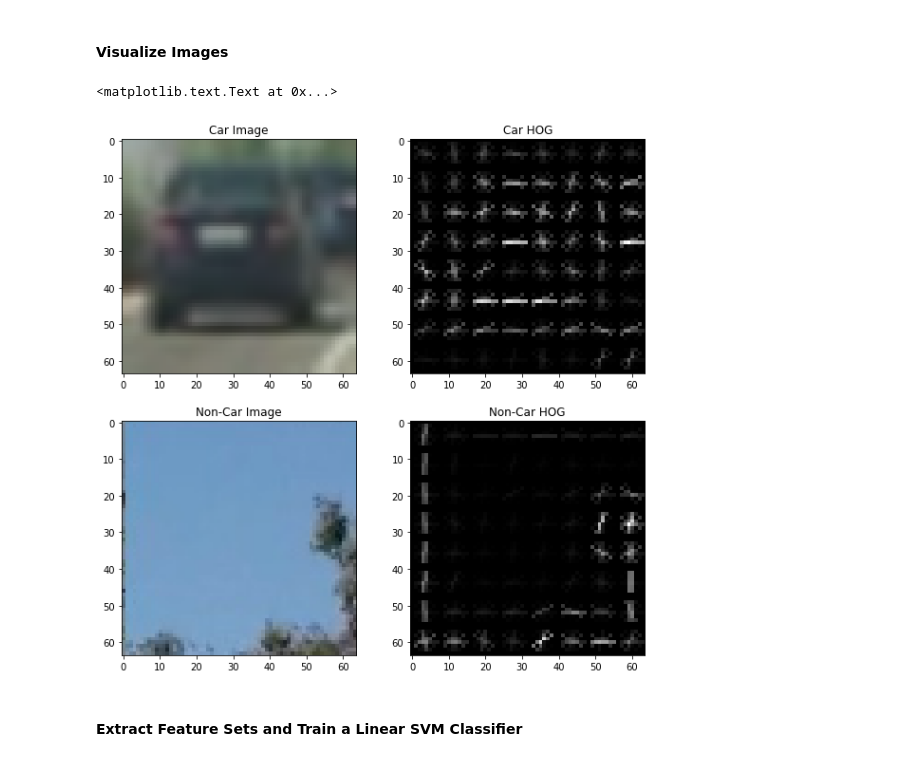
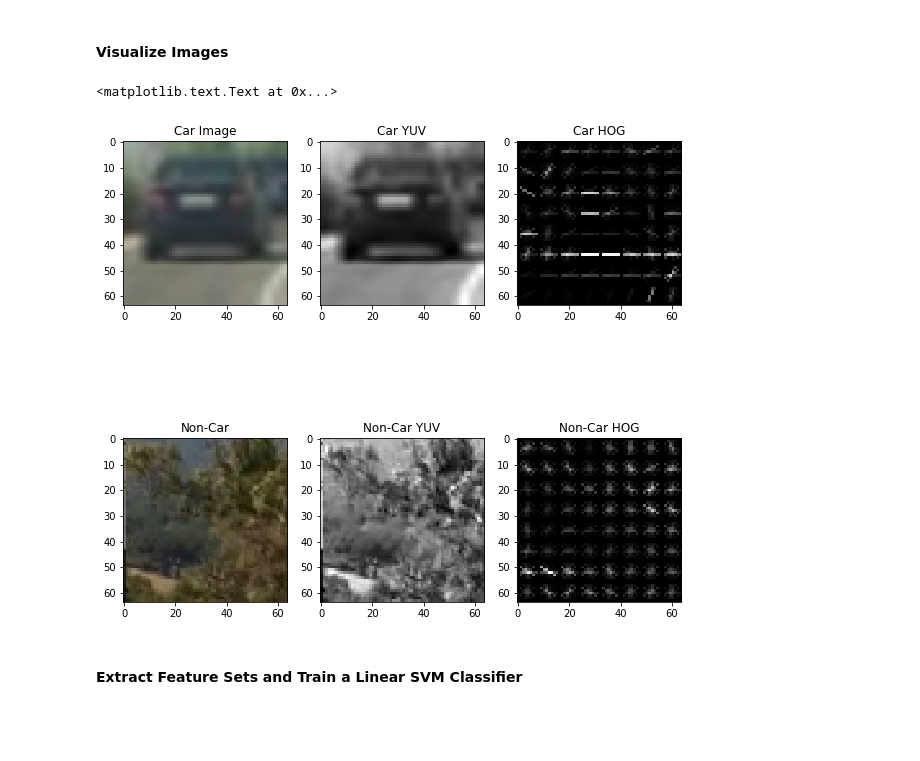
Before and after one commit to dylanbrandtner/CarND-Vehicle-Detection-P5, a Jupyter notebook: Detection.ipynb, the cells around one changed output. Drawn from its saved outputs; the diff is of its cells as text; code cells hidden in the pictures; blank space fills up the shorter version.

```diff
--- a/Detection.ipynb
+++ b/Detection.ipynb
@@ -111,24 +112,31 @@ Total Non-Car images: 8968
 # %% [markdown]
 #### Visualize Images
 # %%
-car_img = mpimg.imread(car_images[0])
-feats, car_marked = get_hog_features(cv2.cvtColor(car_img, cv2.COLOR_RGB2HLS)[:,:,2], 9, 8, 2, vis=True, feature_vec=True)
-notcar_img = mpimg.imread(notcar_images[0])
-feats, notcar_marked = get_hog_features(cv2.cvtColor(notcar_img, cv2.COLOR_RGB2HLS)[:,:,2], 9, 8, 2, vis=True, feature_vec=True)
+rand_i = np.random.randint(0, 100)
+car_img = mpimg.imread(car_images[rand_i])
+converted_car_img = cv2.cvtColor(car_img, cv2.COLOR_RGB2YUV)[:,:,0]
+feats, car_marked = get_hog_features(converted_car_img, 9, 8, 2, vis=True, feature_vec=True)
+notcar_img = mpimg.imread(notcar_images[rand_i])
+converted_not_car_img = cv2.cvtColor(notcar_img, cv2.COLOR_RGB2YUV)[:,:,0]
+feats, notcar_marked = get_hog_features(converted_not_car_img, 9, 8, 2, vis=True, feature_vec=True)
 
 # Visualize
-f, ((ax1, ax2), (ax3, ax4)) = plt.subplots(2, 2, figsize=(10,10))
+f, ((ax1, ax2, ax3), (ax4, ax5, ax6)) = plt.subplots(2, 3, figsize=(10,10))
 ax1.imshow(car_img)
 ax1.set_title('Car Image')
-ax2.imshow(car_marked, cmap='gray')
-ax2.set_title('Car HOG')
-ax3.imshow(notcar_img)
-ax3.set_title('Non-Car Image')
-ax4.imshow(notcar_marked, cmap='gray')
-ax4.set_title('Non-Car HOG')
+ax2.imshow(converted_car_img, cmap='gray')
+ax2.set_title('Car YUV')
+ax3.imshow(car_marked, cmap='gray')
+ax3.set_title('Car HOG')
+ax4.imshow(notcar_img)
+ax4.set_title('Non-Car')
+ax5.imshow(converted_not_car_img, cmap='gray')
+ax5.set_title('Non-Car YUV')
+ax6.imshow(notcar_marked, cmap='gray')
+ax6.set_title('Non-Car HOG')
 # %% [output]
 <matplotlib.text.Text at 0x...>
-[figure, old version]
+[figure, new version]
 # %% [markdown]
 #### Extract Feature Sets and Train a Linear SVM Classifier
 # %%
```
Also changed, not shown: parts of 20 cells of this notebook, 7 other files.
